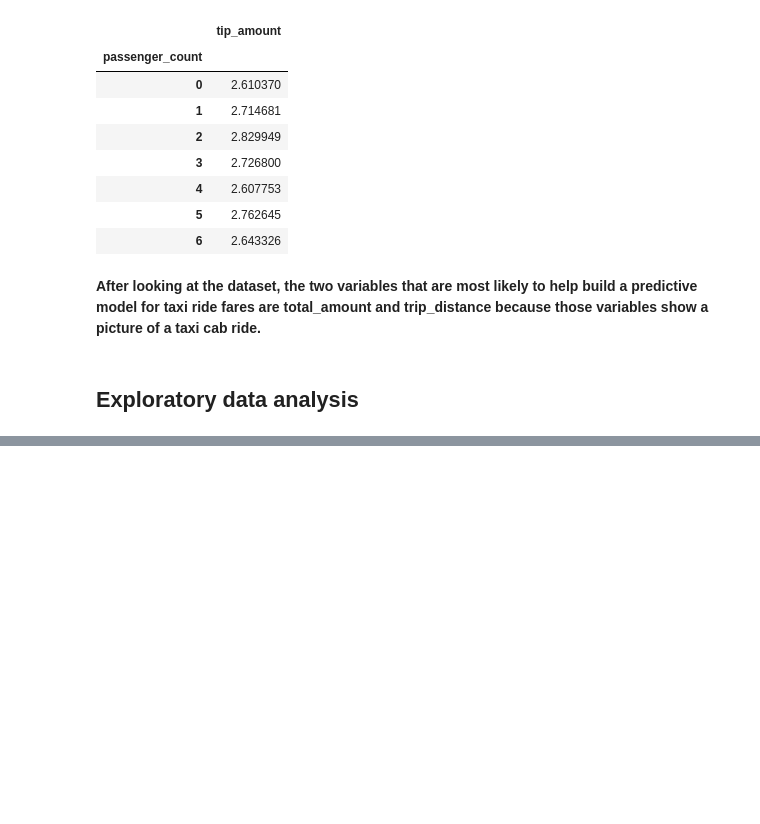
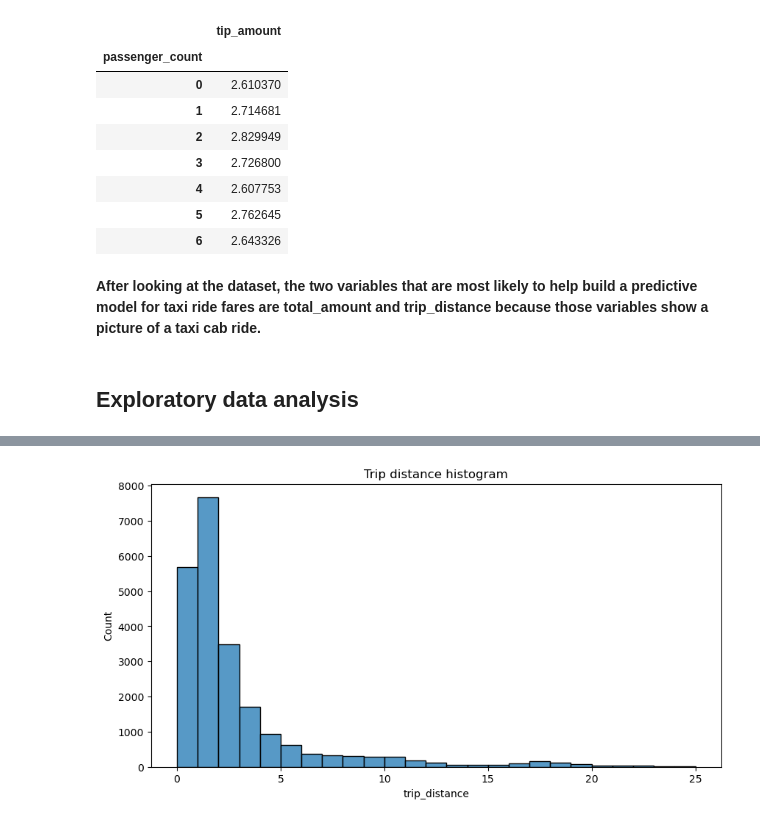
Before and after one commit to Mustafa777Xo/TLC, a Jupyter notebook: TLC.ipynb, the cells around one changed output, grey strips where cells are left out. Drawn from its saved outputs; the diff is of its cells as text; code cells hidden in the pictures; blank space fills up the shorter version.

```diff
--- a/TLC.ipynb
+++ b/TLC.ipynb
@@ -189,0 +205,7 @@ credit_card.groupby(['passenger_count']).mean(numeric_only=True)[['tip_amount']]
+# %%
+# Create histogram of trip_distance
+plt.figure(figsize=(10,5))
+sns.histplot(df['trip_distance'], bins=range(0,26,1))
+plt.title('Trip distance histogram');
+# %% [output]
+[figure, added]
```
Also changed, not shown: parts of 14 cells of this notebook.
